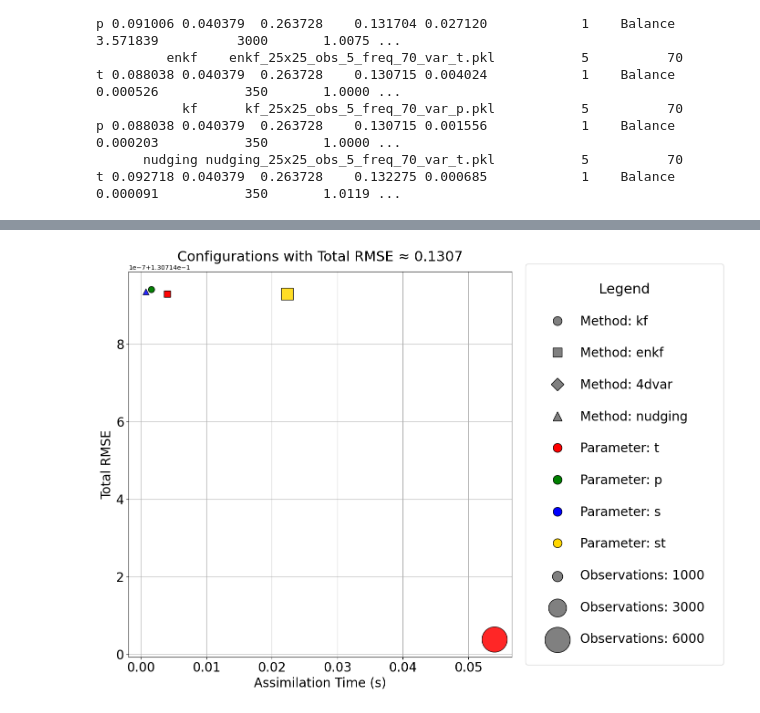
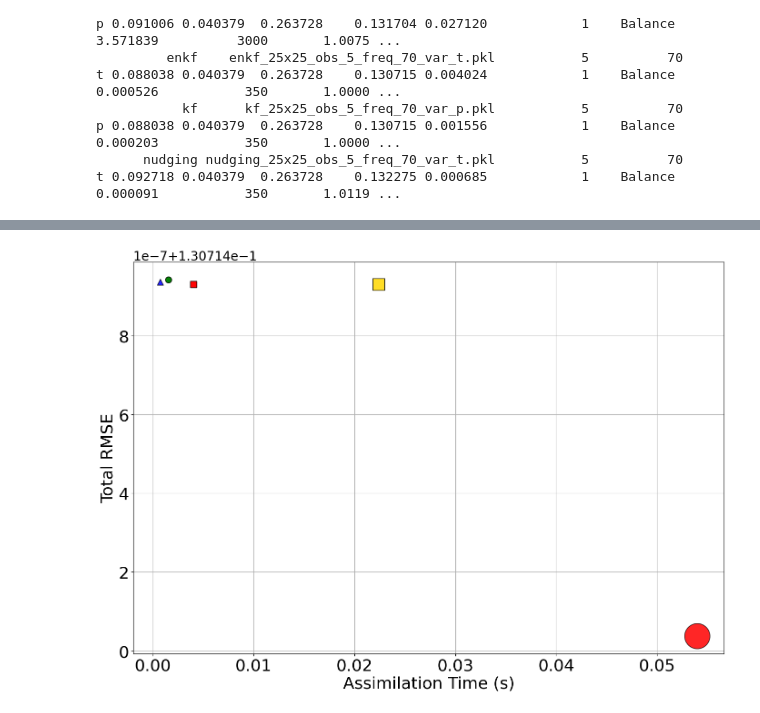
Before and after one commit to angelgvillatoro/bullville_M1, a Jupyter notebook: phd/notebook_simulacion_asimilacion_completo.ipynb, the cells around one changed output, grey strips where cells are left out. Drawn from its saved outputs; the diff is of its cells as text; code cells hidden in the pictures.

```diff
--- a/phd/notebook_simulacion_asimilacion_completo.ipynb
+++ b/phd/notebook_simulacion_asimilacion_completo.ipynb
@@ -1718,14 +1751,11 @@ else:
         label = f"{fila['metodo']} | {fila['variables']} | sens:{fila['n_sensores']} | f:{fila['frecuencia']}"
         plt.scatter(fila["tiempo"], fila["rmse_total"], c=color, label=label, s=80, edgecolor='black')
 
-    # Añadir leyenda solo para Pareto
-    pareto_df = df_filtrado[df_filtrado["es_pareto"]]
-    for _, fila in pareto_df.iterrows():
-        plt.text(fila["tiempo"], fila["rmse_total"], f"{fila['metodo']}_{fila['variables']}", fontsize=9)
-
-    plt.xlabel("Tiempo de asimilación (s)")
-    plt.ylabel("RMSE total")
-    plt.title("Configuraciones óptimas (RMSE < 0.3 y Tiempo < 20 s)")
+    plt.xlabel("Tiempo de asimilación (s)", fontsize=20)
+    plt.ylabel("RMSE total", fontsize=20)
+    plt.title("Configuraciones óptimas (RMSE < 0.3 y Tiempo < 20 s)", fontsize=20)
+    plt.xticks(fontsize=20)
+    plt.yticks(fontsize=20)
     plt.grid(True)
     plt.tight_layout()
     plt.show()
@@ -2333,46 +2528,42 @@ for _, row in df.iterrows():
 # === 5. Leyenda combinada ===
 legend_elements = []
 
 # Formas: Método
 for method, marker in marker_map.items():
     legend_elements.append(
         Line2D([0], [0], marker=marker, label=f"Method: {method}",
                color='w', markerfacecolor='gray', markeredgecolor='black', markersize=14)
     )
 
 # Colores: Parámetros
 for var, color in color_map.items():
     legend_elements.append(
         Line2D([0], [0], marker='o', label=f"Parameter: {var}",
                color='w', markerfacecolor=color, markeredgecolor='black', markersize=14)
     )
 
 # Tamaños: Observaciones
 for obs in [1000, 3000, 6000]:
     legend_elements.append(
         plt.scatter([], [], s=(obs / 6000) * 1600, color='gray', edgecolor='black',
                     label=f"Observations: {obs}")
     )
 
-plt.legend(
-    handles=legend_elements,
-    loc='center left',
-    bbox_to_anchor=(1.02, 0.5),
-    title="Legend",
-    fontsize=20,
-    title_fontsize=22,
-    labelspacing=1.5,
-    borderpad=1.5
-)
+# Aumentar tamaño de la notación científica del eje y
+ax = plt.gca()  # Obtener el eje actual
+y_offset_text = ax.yaxis.get_offset_text()
+y_offset_text.set_size(20)  # Cambiar tamaño de fuente a 20 (ajusta si quieres)
+
+
 
 # === 6. Etiquetas y formato ===
-plt.title("Configurations with Total RMSE ≈ 0.1307", fontsize=22)
-plt.xlabel("Assimilation Time (s)", fontsize=20)
-plt.ylabel("Total RMSE", fontsize=20)
-plt.xticks(fontsize=20)
-plt.yticks(fontsize=20)
+#plt.title("Configurations with Total RMSE ≈ 0.1307", fontsize=26)
+plt.xlabel("Assimilation Time (s)", fontsize=26)
+plt.ylabel("Total RMSE", fontsize=26)
+plt.xticks(fontsize=26)
+plt.yticks(fontsize=26)
 plt.grid(True)
 plt.tight_layout()
 plt.show()
 # %% [output]
-[figure, old version]
+[figure, new version]
```
Also changed, not shown: parts of 4 cells of this notebook, 9 other files.
